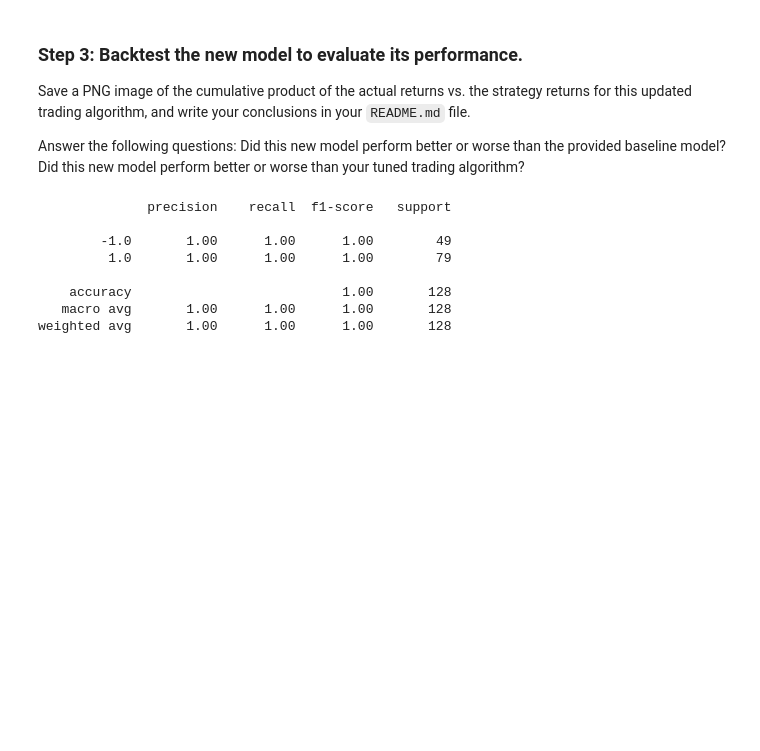
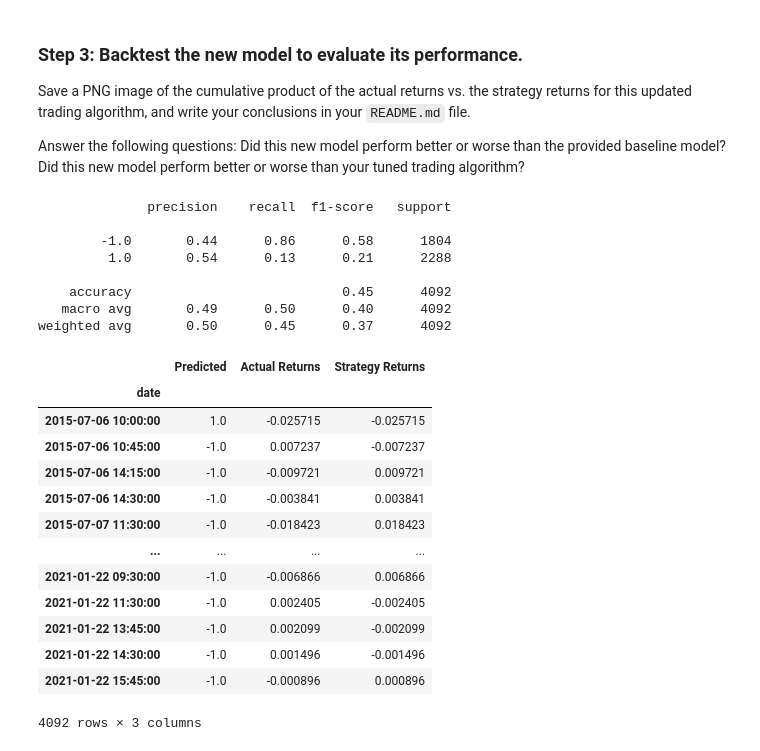
Before and after one commit to nestor39/machine_learning_trading, a Jupyter notebook: machine_learning_trading_bot.ipynb, the cells around one changed output. Drawn from its saved outputs; the diff is of its cells as text; code cells hidden in the pictures; blank space fills up the shorter version.

```diff
--- a/machine_learning_trading_bot.ipynb
+++ b/machine_learning_trading_bot.ipynb
@@ -433,7 +432,7 @@ decision_tree_model = DecisionTreeClassifier()
 model = decision_tree_model.fit(X_train_scaled, y_train)
 
 # Use the testing dataset to generate the predictions for the new model
-pred = decision_tree_model.predict(X_train_scaled)
+pred = decision_tree_model.predict(X_test_scaled)
 
 # Review the model's predicted values
 pred
@@ -458,35 +448,50 @@ Did this new model perform better or worse than the provided baseline model?
 Did this new model perform better or worse than your tuned trading algorithm?
 # %%
 # Use a classification report to evaluate the model using the predictions and testing data
-decission_tree_report = classification_report(y_train, pred)
+decission_tree_report = classification_report(y_test, pred)
 
 # Print the classification report
 print(decission_tree_report)
 # %% [output]
               precision    recall  f1-score   support
 
-        -1.0       1.00      1.00      1.00        49
-         1.0       1.00      1.00      1.00        79
+        -1.0       0.44      0.86      0.58      1804
+         1.0       0.54      0.13      0.21      2288
 
-    accuracy                           1.00       128
-   macro avg       1.00      1.00      1.00       128
-weighted avg       1.00      1.00      1.00       128
+    accuracy                           0.45      4092
+   macro avg       0.49      0.50      0.40      4092
+weighted avg       0.50      0.45      0.37      4092
 # %%
 # Create a new empty predictions DataFrame.
 
 # Create a predictions DataFrame
-# YOUR CODE HERE
+second_classifier_prediction_df = pd.DataFrame(index = X_test.index)
 
 # Add the SVM model predictions to the DataFrame
-# YOUR CODE HERE
+second_classifier_prediction_df["Predicted"] = pred
 
 # Add the actual returns to the DataFrame
-# YOUR CODE HERE
+second_classifier_prediction_df["Actual Returns"] = signals_df["Actual Returns"]
 
 # Add the strategy returns to the DataFrame
-# YOUR CODE HERE
+second_classifier_prediction_df["Strategy Returns"] = second_classifier_prediction_df["Actual Returns"] * pred
 
 # Review the DataFrame
-# YOUR CODE HERE
+second_classifier_prediction_df
+# %% [output]
+|  | Predicted | Actual Returns | Strategy Returns |
+| date |  |  |  |
+| 2015-07-06 10:00:00 | 1.0 | -0.025715 | -0.025715 |
+| 2015-07-06 10:45:00 | -1.0 | 0.007237 | -0.007237 |
+| 2015-07-06 14:15:00 | -1.0 | -0.009721 | 0.009721 |
+| 2015-07-06 14:30:00 | -1.0 | -0.003841 | 0.003841 |
+| 2015-07-07 11:30:00 | -1.0 | -0.018423 | 0.018423 |
+| ... | ... | ... | ... |
+| 2021-01-22 09:30:00 | -1.0 | -0.006866 | 0.006866 |
+| 2021-01-22 11:30:00 | -1.0 | 0.002405 | -0.002405 |
+| 2021-01-22 13:45:00 | -1.0 | 0.002099 | -0.002099 |
+| 2021-01-22 14:30:00 | -1.0 | 0.001496 | -0.001496 |
+| 2021-01-22 15:45:00 | -1.0 | -0.000896 | 0.000896 |
+4092 rows × 3 columns
 # %%
 # Plot the actual returns versus the strategy returns
```
Also changed, not shown: parts of 3 cells of this notebook, 2 other files.
